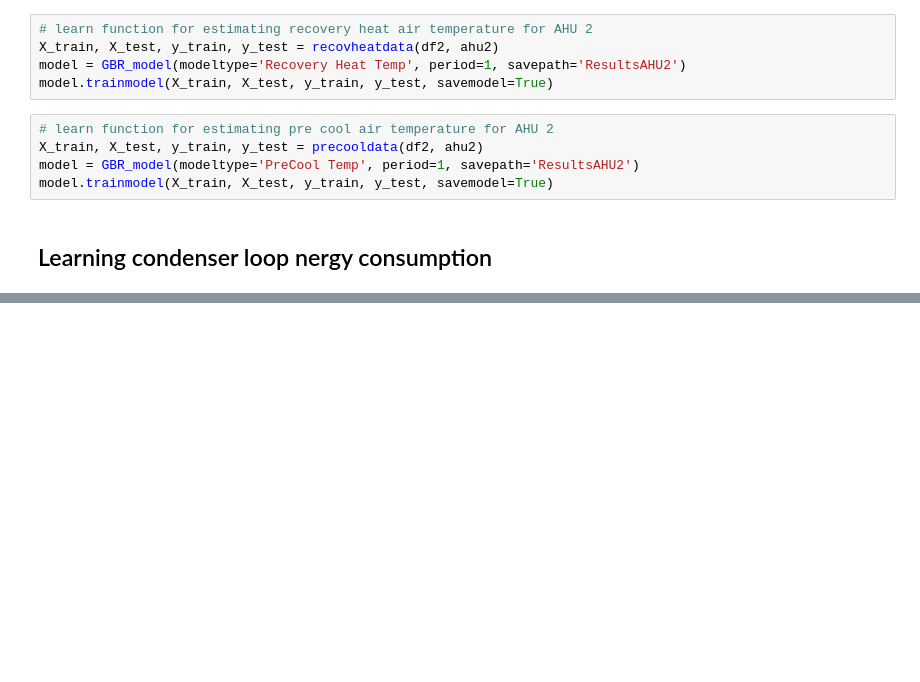
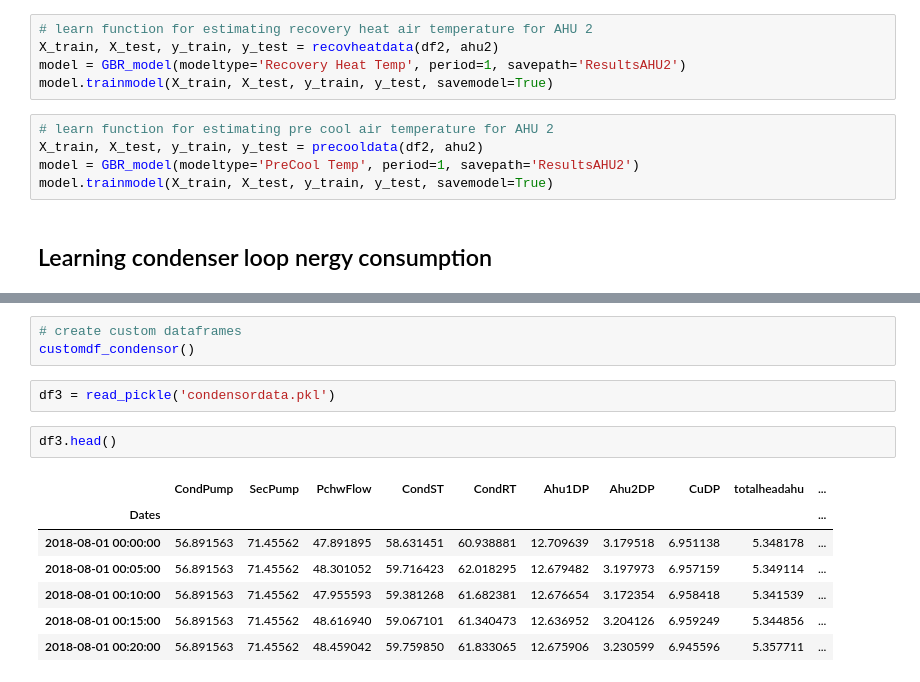
Before and after one commit to AvisekNaug/ahu_hybrid_control, a Jupyter notebook: Testing Code Snippets.ipynb, the cells around one changed output, grey strips where cells are left out. Drawn from its saved outputs; the diff is of its cells as text; blank space fills up the shorter version.

```diff
--- a/Testing Code Snippets.ipynb
+++ b/Testing Code Snippets.ipynb
@@ -92,0 +137,15 @@ model.trainmodel(X_train, X_test, y_train, y_test, savemodel=True)
+# %%
+# create custom dataframes
+customdf_condensor()
+# %%
+df3 = read_pickle('condensordata.pkl')
+# %%
+df3.head()
+# %% [output]
+|  | CondPump | SecPump | PchwFlow | CondST | CondRT | Ahu1DP | Ahu2DP | CuDP | totalheadahu | ... |
+| Dates |  |  |  |  |  |  |  |  |  | ... |
+| 2018-08-01 00:00:00 | 56.891563 | 71.45562 | 47.891895 | 58.631451 | 60.938881 | 12.709639 | 3.179518 | 6.951138 | 5.348178 | ... |
+| 2018-08-01 00:05:00 | 56.891563 | 71.45562 | 48.301052 | 59.716423 | 62.018295 | 12.679482 | 3.197973 | 6.957159 | 5.349114 | ... |
+| 2018-08-01 00:10:00 | 56.891563 | 71.45562 | 47.955593 | 59.381268 | 61.682381 | 12.676654 | 3.172354 | 6.958418 | 5.341539 | ... |
+| 2018-08-01 00:15:00 | 56.891563 | 71.45562 | 48.616940 | 59.067101 | 61.340473 | 12.636952 | 3.204126 | 6.959249 | 5.344856 | ... |
+| 2018-08-01 00:20:00 | 56.891563 | 71.45562 | 48.459042 | 59.759850 | 61.833065 | 12.675906 | 3.230599 | 6.945596 | 5.357711 | ... |
```
Also changed, not shown: parts of 5 cells of this notebook, 2 other files.
